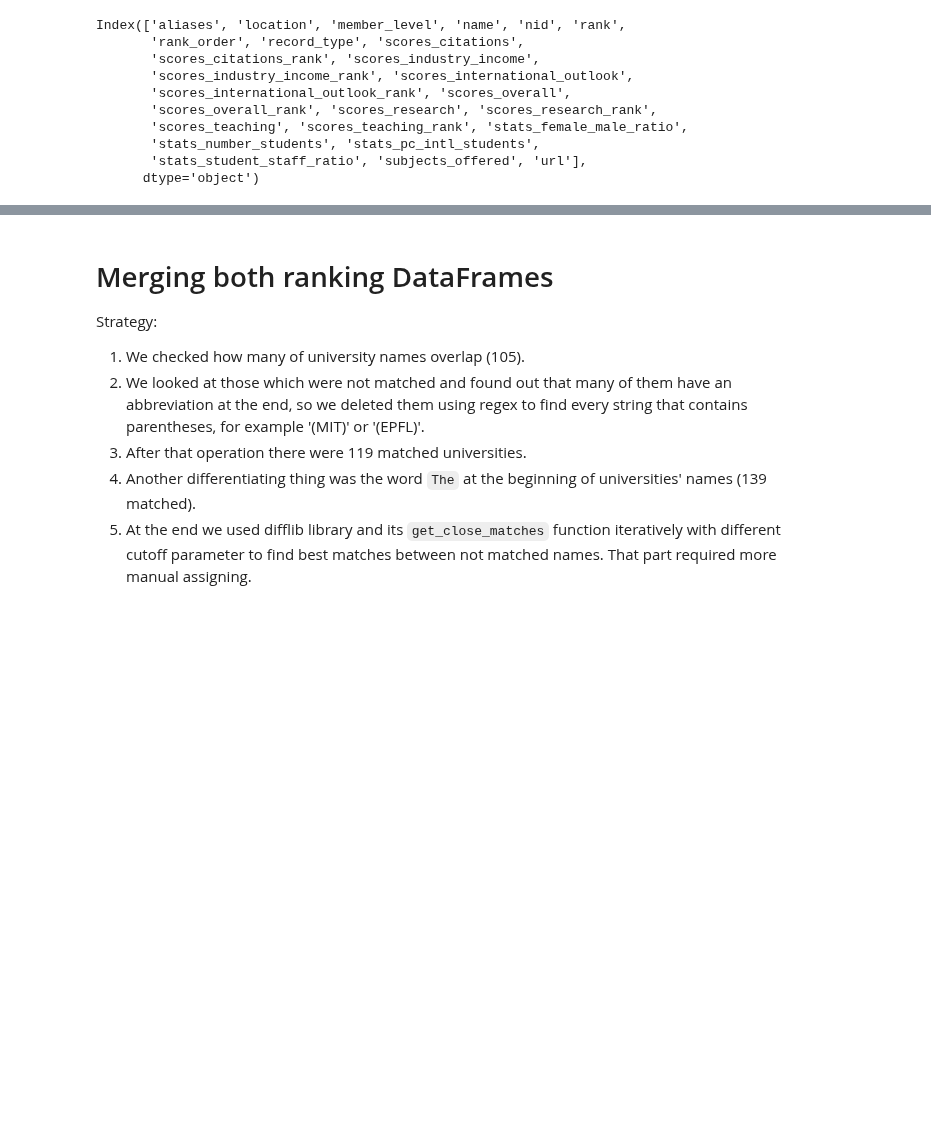
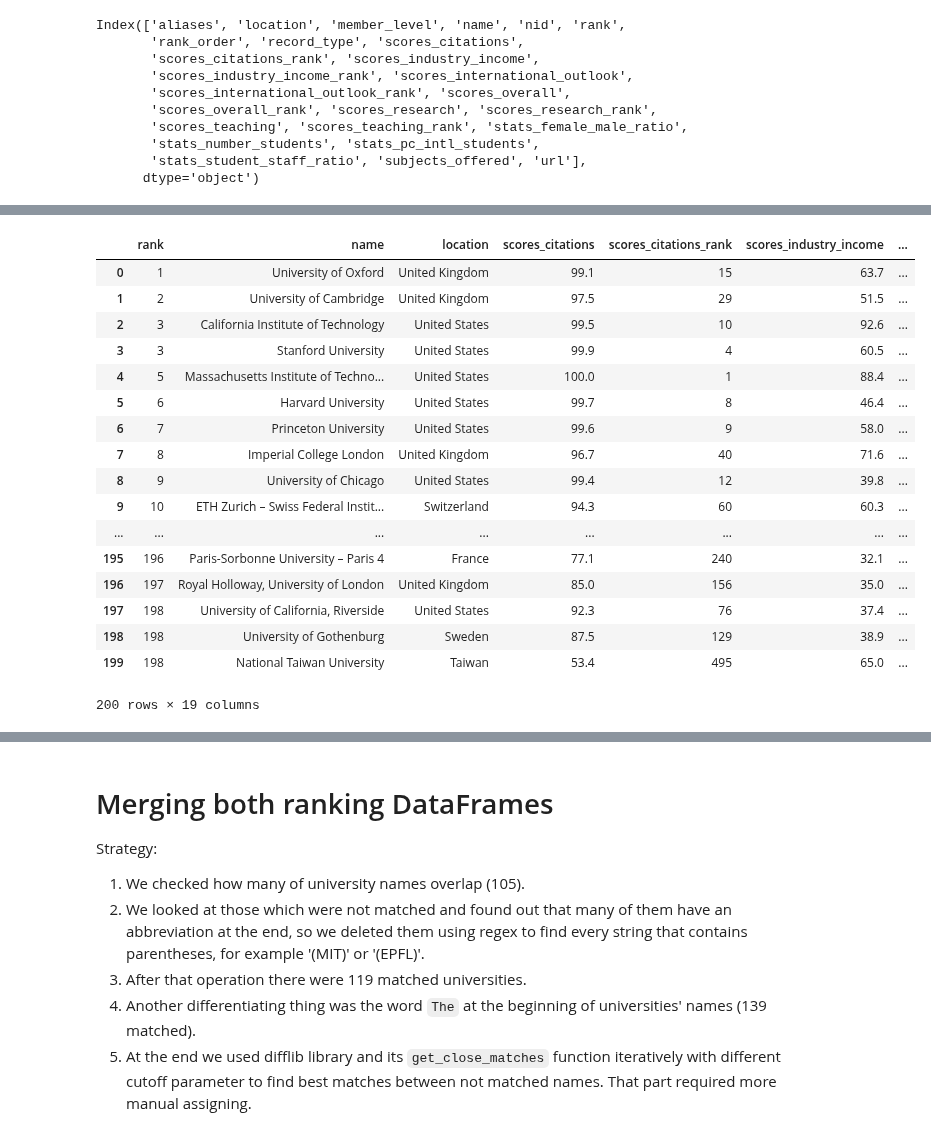
Before and after one commit to adamkozak/ADA2017-project, a Jupyter notebook: Homework/02 - Data from the Web/Homework 2.ipynb, the cells around one changed output, grey strips where cells are left out. Cells and saved outputs as stored; diff of their text form; code cells hidden in the pictures; blank space fills up the shorter version.

```diff
--- a/Homework/02 - Data from the Web/Homework 2.ipynb
+++ b/Homework/02 - Data from the Web/Homework 2.ipynb
@@ -126,0 +155,21 @@ top_unis_times['rank'] = top_unis_times['rank'].str.replace("=", "").apply(pd.to
+# %%
+top_unis_times
+# %% [output]
+|  | rank | name | location | scores_citations | scores_citations_rank | scores_industry_income | ... |
+| 0 | 1 | University of Oxford | United Kingdom | 99.1 | 15 | 63.7 | ... |
+| 1 | 2 | University of Cambridge | United Kingdom | 97.5 | 29 | 51.5 | ... |
+| 2 | 3 | California Institute of Technology | United States | 99.5 | 10 | 92.6 | ... |
+| 3 | 3 | Stanford University | United States | 99.9 | 4 | 60.5 | ... |
+| 4 | 5 | Massachusetts Institute of Techno... | United States | 100.0 | 1 | 88.4 | ... |
+| 5 | 6 | Harvard University | United States | 99.7 | 8 | 46.4 | ... |
+| 6 | 7 | Princeton University | United States | 99.6 | 9 | 58.0 | ... |
+| 7 | 8 | Imperial College London | United Kingdom | 96.7 | 40 | 71.6 | ... |
+| 8 | 9 | University of Chicago | United States | 99.4 | 12 | 39.8 | ... |
+| 9 | 10 | ETH Zurich – Swiss Federal Instit... | Switzerland | 94.3 | 60 | 60.3 | ... |
+| ... | ... | ... | ... | ... | ... | ... | ... |
+| 195 | 196 | Paris-Sorbonne University – Paris 4 | France | 77.1 | 240 | 32.1 | ... |
+| 196 | 197 | Royal Holloway, University of London | United Kingdom | 85.0 | 156 | 35.0 | ... |
+| 197 | 198 | University of California, Riverside | United States | 92.3 | 76 | 37.4 | ... |
+| 198 | 198 | University of Gothenburg | Sweden | 87.5 | 129 | 38.9 | ... |
+| 199 | 198 | National Taiwan University | Taiwan | 53.4 | 495 | 65.0 | ... |
+200 rows × 19 columns
```
Also changed, not shown: parts of 16 cells of this notebook.
